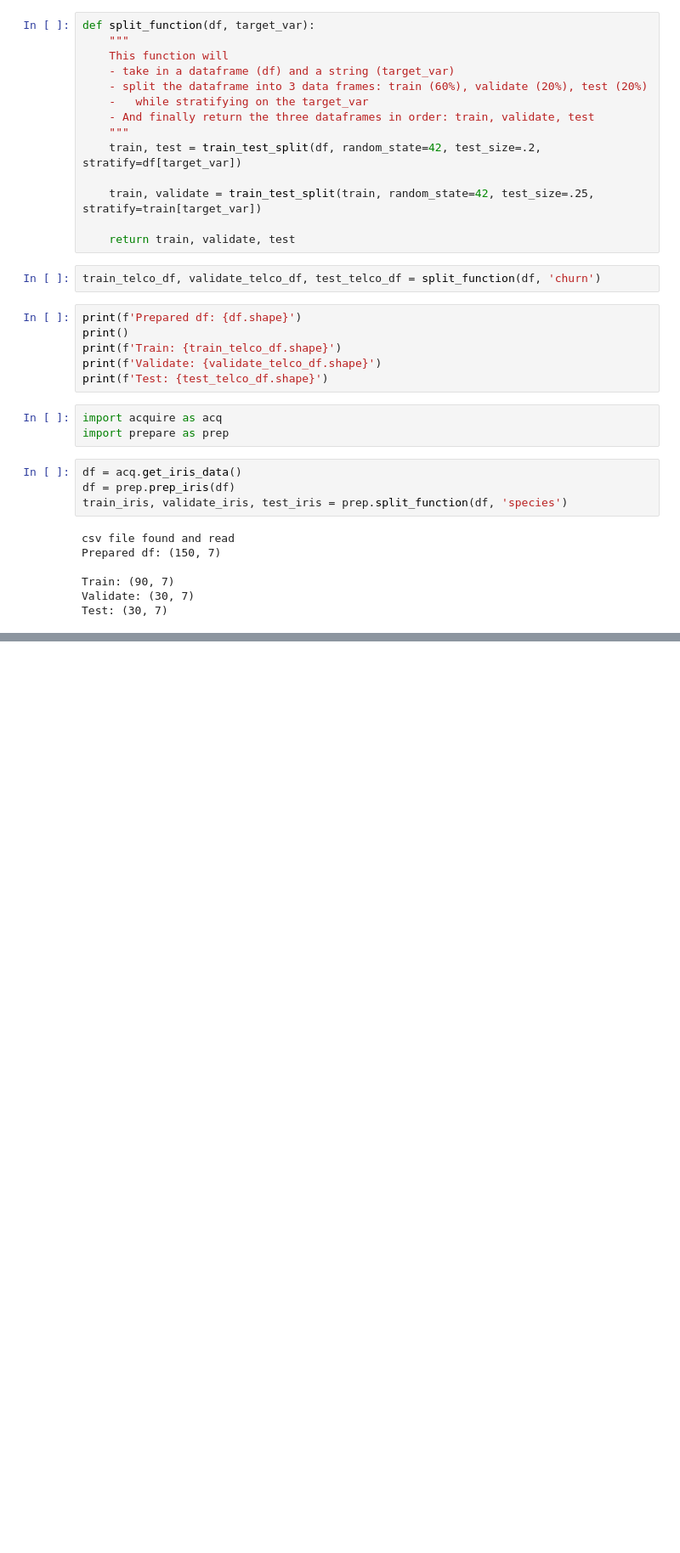
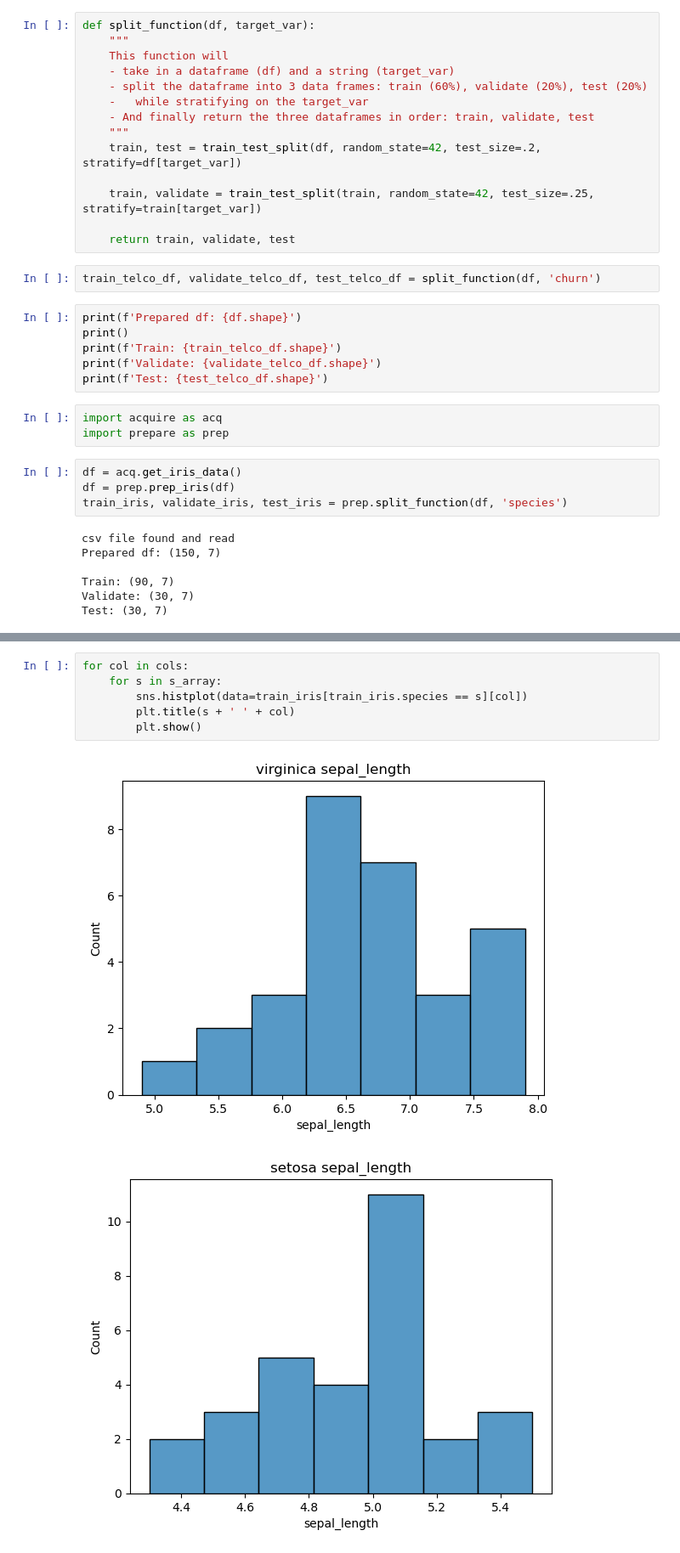
Before and after one commit to corey-hermesch/classification-exercises, a Jupyter notebook: classification_exercises.ipynb, the cells around one changed output, grey strips where cells are left out. Shown at 85% size. Drawn from its saved outputs; the diff is of its cells as text; blank space fills up the shorter version.

```diff
--- a/classification_exercises.ipynb
+++ b/classification_exercises.ipynb
@@ -600,0 +728,9 @@ Test: (1409, 47)
+# %%
+for col in cols:
+    for s in s_array:
+        sns.histplot(data=train_iris[train_iris.species == s][col])
+        plt.title(s + ' ' + col)
+        plt.show()
+# %% [output]
+[figure, added]
+[figure, added]
```
Also changed, not shown: parts of 62 cells of this notebook, 4 other files.
